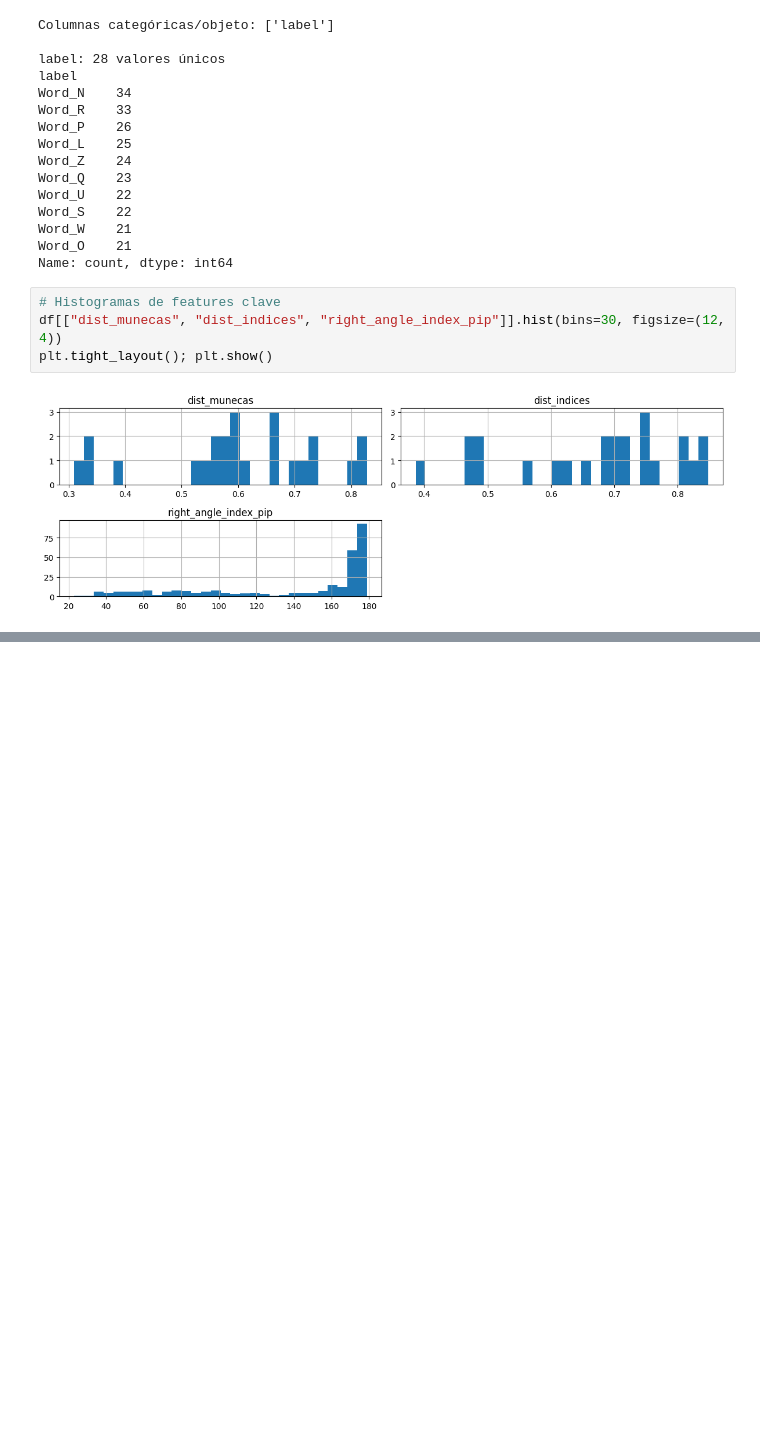
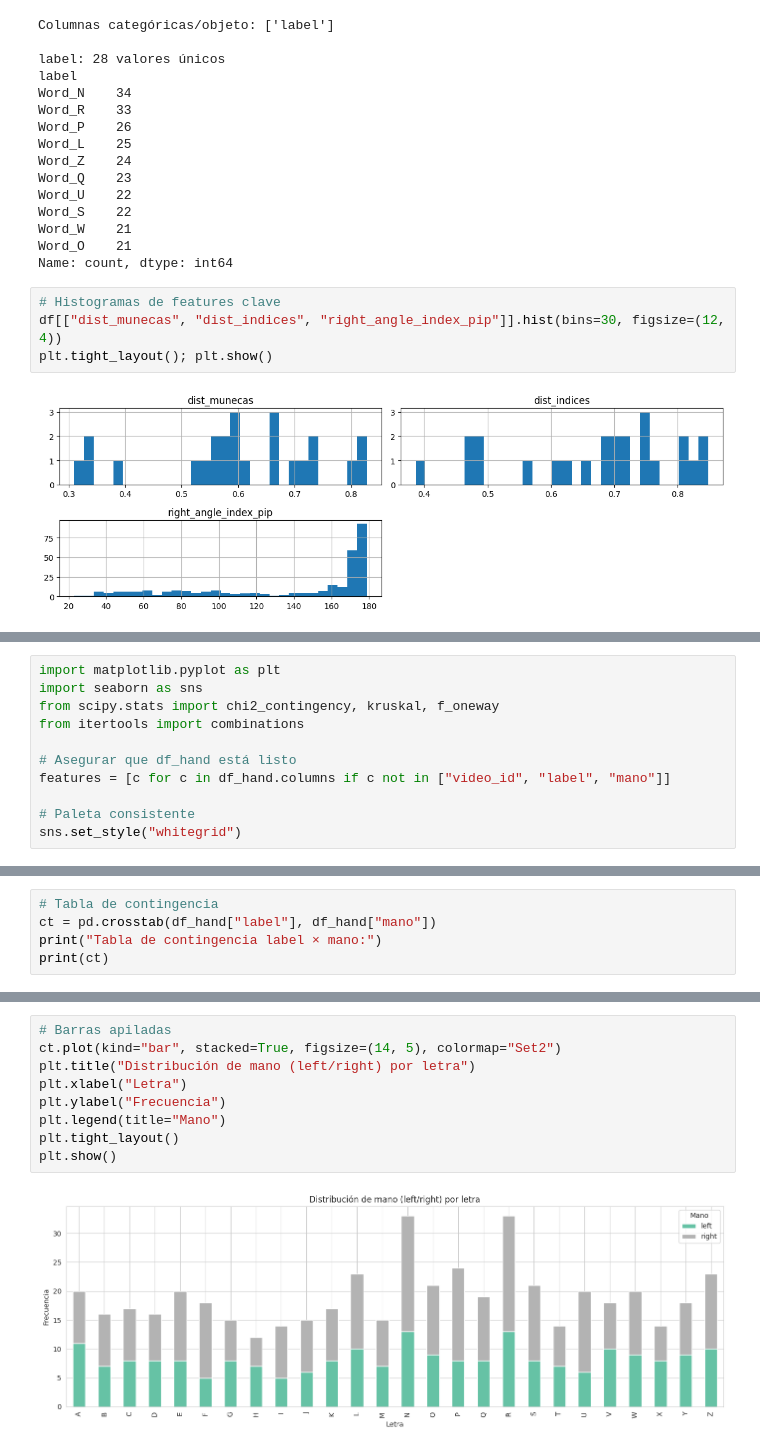
Before and after one commit to a00377571/lsm-reconocimiento-mediapipe, a Jupyter notebook: notebooks/Avance1.47.ipynb, the cells around one changed output, grey strips where cells are left out. Cells and saved outputs as stored; diff of their text form; blank space fills up the shorter version.

```diff
--- a/notebooks/Avance1.47.ipynb
+++ b/notebooks/Avance1.47.ipynb
@@ -514,0 +700,11 @@ Features con |skew| > 1: 70
+# %%
+import matplotlib.pyplot as plt
+import seaborn as sns
+from scipy.stats import chi2_contingency, kruskal, f_oneway
+from itertools import combinations
+
+# Asegurar que df_hand está listo
+features = [c for c in df_hand.columns if c not in ["video_id", "label", "mano"]]
+
+# Paleta consistente
+sns.set_style("whitegrid")
@@ -514,0 +713,5 @@ Features con |skew| > 1: 70
+# %%
+# Tabla de contingencia
+ct = pd.crosstab(df_hand["label"], df_hand["mano"])
+print("Tabla de contingencia label × mano:")
+print(ct)
@@ -514,0 +736,11 @@ Features con |skew| > 1: 70
+# %%
+# Barras apiladas
+ct.plot(kind="bar", stacked=True, figsize=(14, 5), colormap="Set2")
+plt.title("Distribución de mano (left/right) por letra")
+plt.xlabel("Letra")
+plt.ylabel("Frecuencia")
+plt.legend(title="Mano")
+plt.tight_layout()
+plt.show()
+# %% [output]
+[figure, added]
```
Also changed, not shown: parts of 31 cells of this notebook.
